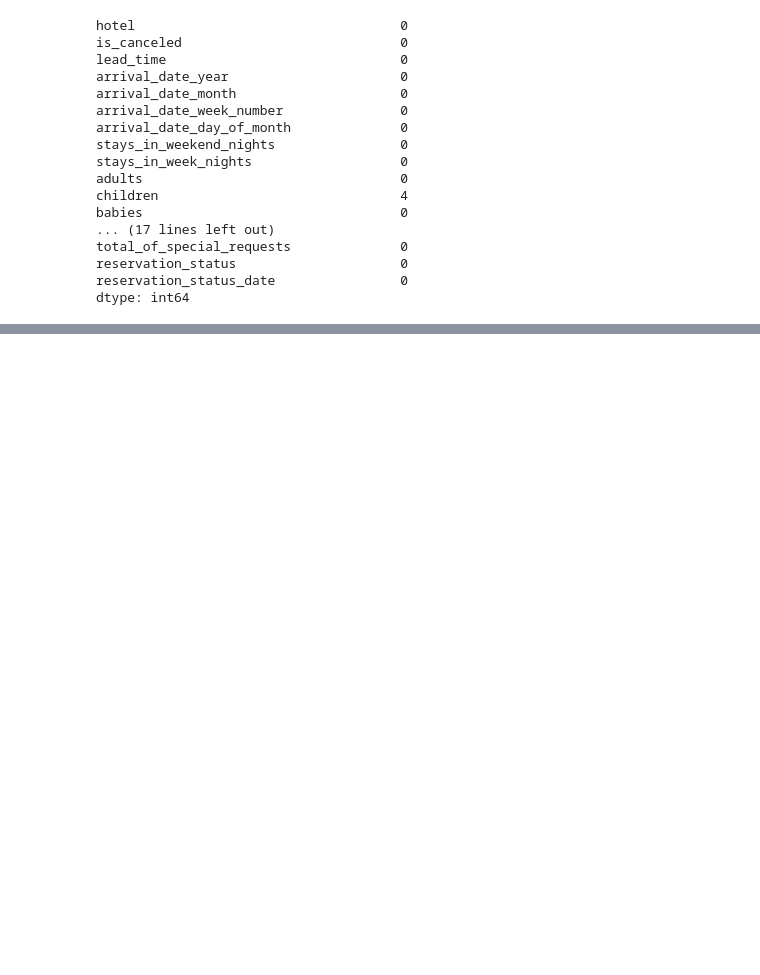
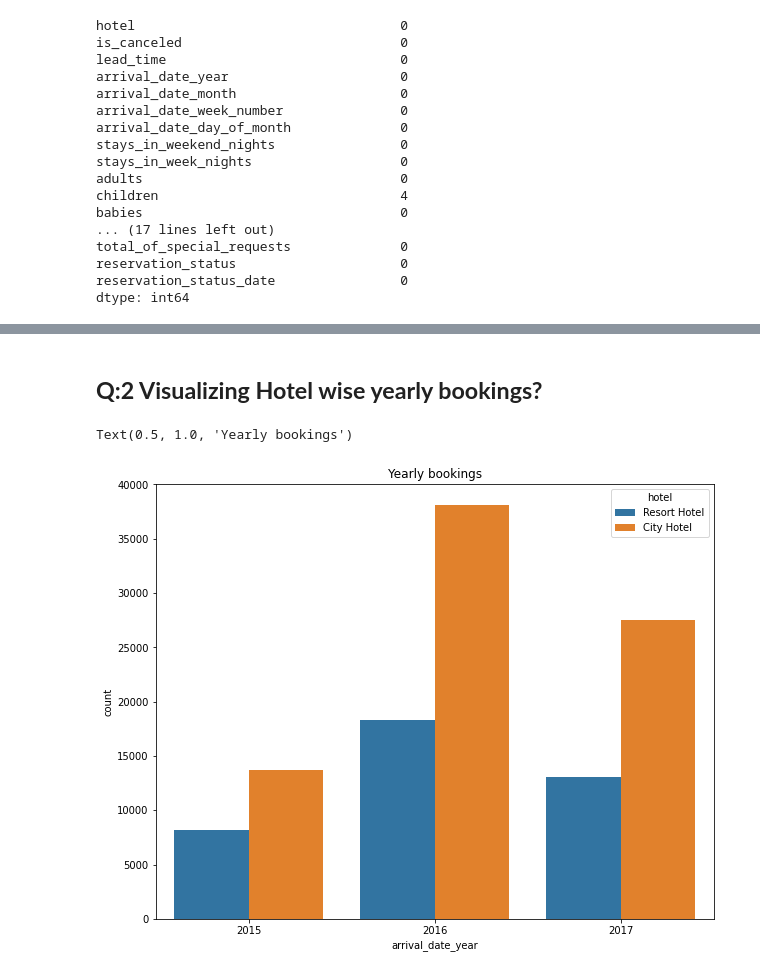
Before and after one commit to Achin120/Hotel-Booking-Analysis-, a Jupyter notebook: Achin_Hotel_Booking_Analysis_Capstone_Project.ipynb, the cells around one changed output, grey strips where cells are left out. Saved outputs shown, nothing was run; the diff lists cells and outputs as text; code cells hidden in the pictures; blank space fills up the shorter version.

```diff
--- a/Achin_Hotel_Booking_Analysis_Capstone_Project.ipynb
+++ b/Achin_Hotel_Booking_Analysis_Capstone_Project.ipynb
@@ -132,0 +247,9 @@ hotel_booking_new.drop(country_Nan.index,inplace=True)
+# %% [markdown]
+## **Q:2 Visualizing Hotel wise yearly bookings?**
+# %%
+# ploting a bargraph for yearly bookings of city and resort hotels
+plt.rcParams['figure.figsize']=(10,8)
+sns.countplot(x='arrival_date_year',data=hotel_booking_new,hue='hotel').set_title('Yearly bookings')
+# %% [output]
+Text(0.5, 1.0, 'Yearly bookings')
+[figure, added]
```
Also changed, not shown: parts of 12 cells of this notebook.
